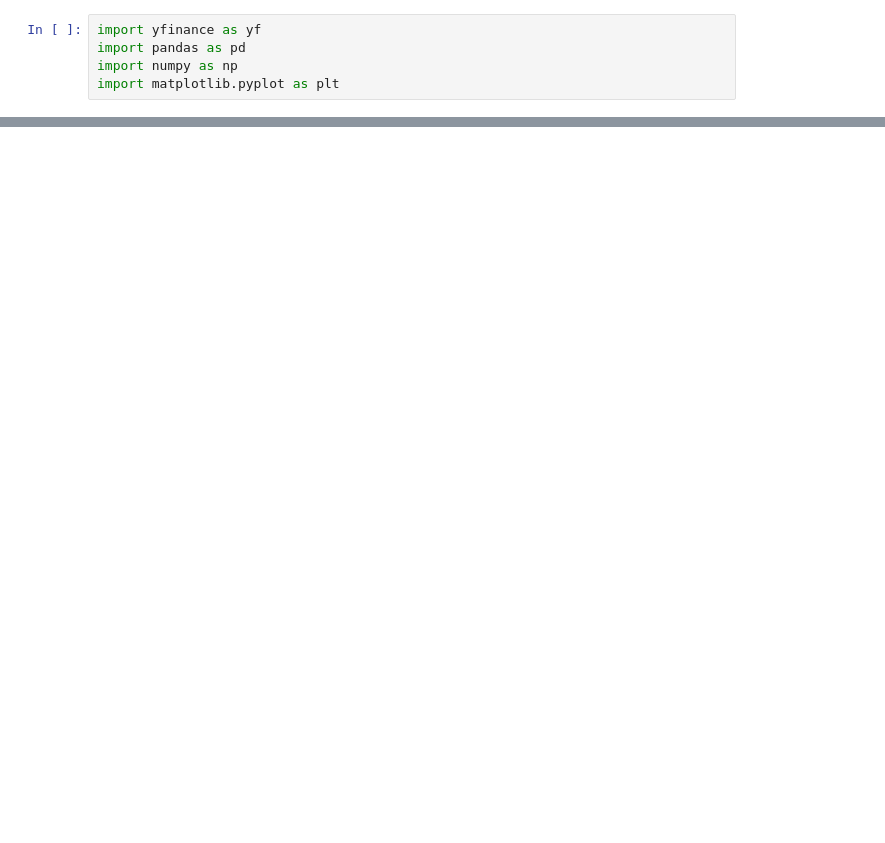
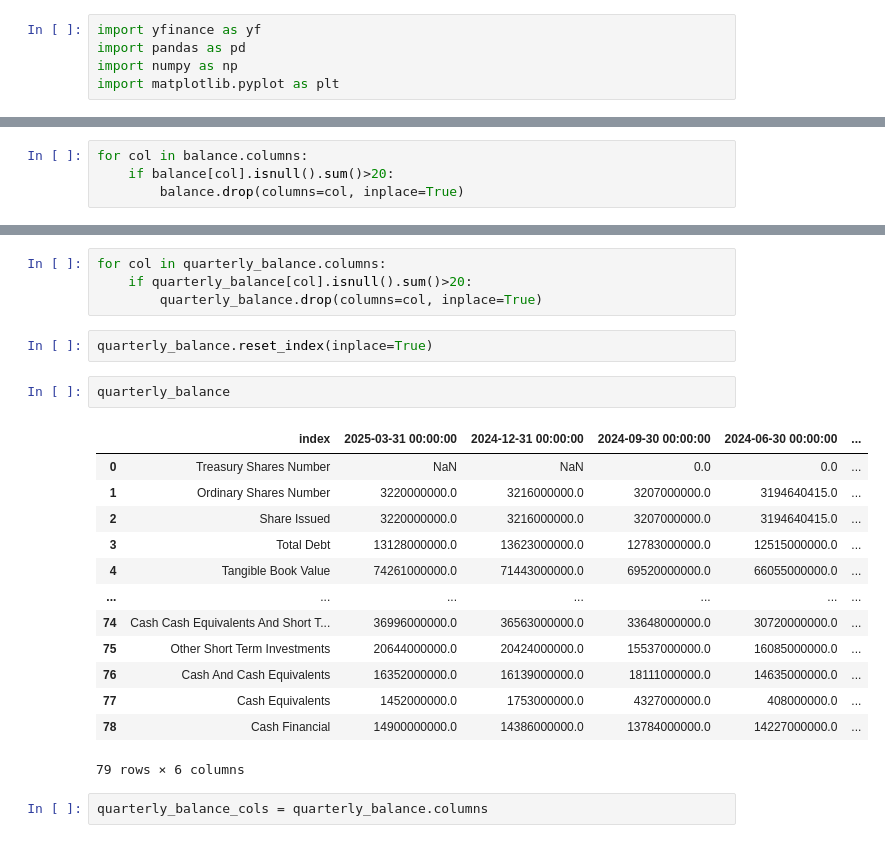
Before and after one commit to jamesrubio23/financial-statement-analysis, a Jupyter notebook: yfinance_data.ipynb, the cells around one changed output, grey strips where cells are left out. Drawn from its saved outputs; the diff is of its cells as text; blank space fills up the shorter version.

```diff
--- a/yfinance_data.ipynb
+++ b/yfinance_data.ipynb
@@ -28,0 +111,4 @@ data.history()
+# %%
+for col in balance.columns:
+    if balance[col].isnull().sum()>20:
+        balance.drop(columns=col, inplace=True)
@@ -28,0 +264,24 @@ data.history()
+# %%
+for col in quarterly_balance.columns:
+    if quarterly_balance[col].isnull().sum()>20:
+        quarterly_balance.drop(columns=col, inplace=True)
+# %%
+quarterly_balance.reset_index(inplace=True)
+# %%
+quarterly_balance
+# %% [output]
+|  | index | 2025-03-31 00:00:00 | 2024-12-31 00:00:00 | 2024-09-30 00:00:00 | 2024-06-30 00:00:00 | ... |
+| 0 | Treasury Shares Number | NaN | NaN | 0.0 | 0.0 | ... |
+| 1 | Ordinary Shares Number | 3220000000.0 | 3216000000.0 | 3207000000.0 | 3194640415.0 | ... |
+| 2 | Share Issued | 3220000000.0 | 3216000000.0 | 3207000000.0 | 3194640415.0 | ... |
+| 3 | Total Debt | 13128000000.0 | 13623000000.0 | 12783000000.0 | 12515000000.0 | ... |
+| 4 | Tangible Book Value | 74261000000.0 | 71443000000.0 | 69520000000.0 | 66055000000.0 | ... |
+| ... | ... | ... | ... | ... | ... | ... |
+| 74 | Cash Cash Equivalents And Short T... | 36996000000.0 | 36563000000.0 | 33648000000.0 | 30720000000.0 | ... |
+| 75 | Other Short Term Investments | 20644000000.0 | 20424000000.0 | 15537000000.0 | 16085000000.0 | ... |
+| 76 | Cash And Cash Equivalents | 16352000000.0 | 16139000000.0 | 18111000000.0 | 14635000000.0 | ... |
+| 77 | Cash Equivalents | 1452000000.0 | 1753000000.0 | 4327000000.0 | 408000000.0 | ... |
+| 78 | Cash Financial | 14900000000.0 | 14386000000.0 | 13784000000.0 | 14227000000.0 | ... |
+79 rows × 6 columns
+# %%
+quarterly_balance_cols = quarterly_balance.columns
```
Also changed, not shown: parts of 72 cells of this notebook, 2 other files.
